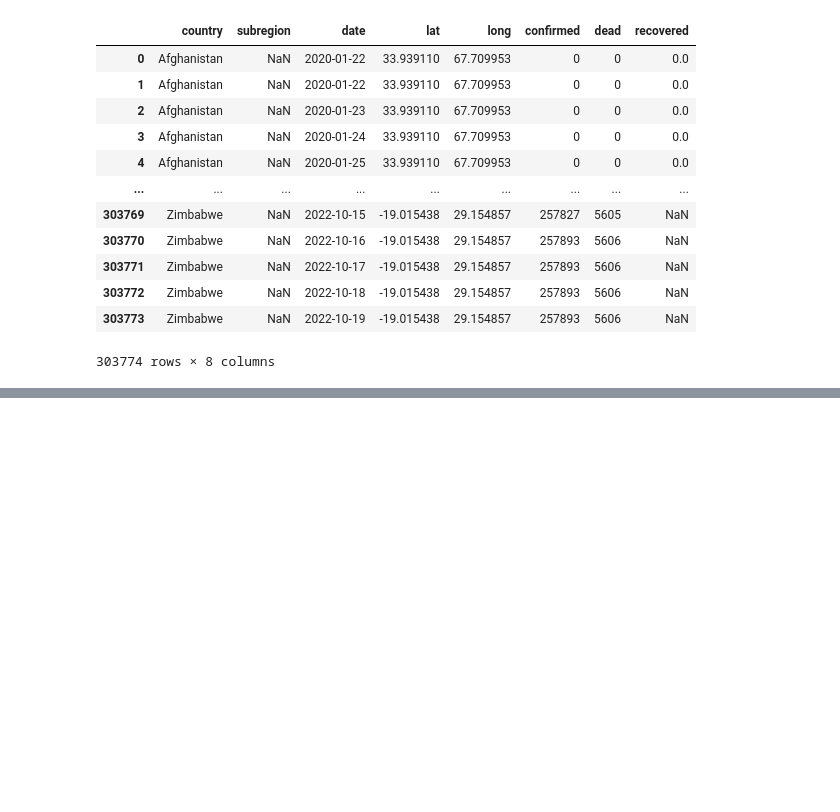
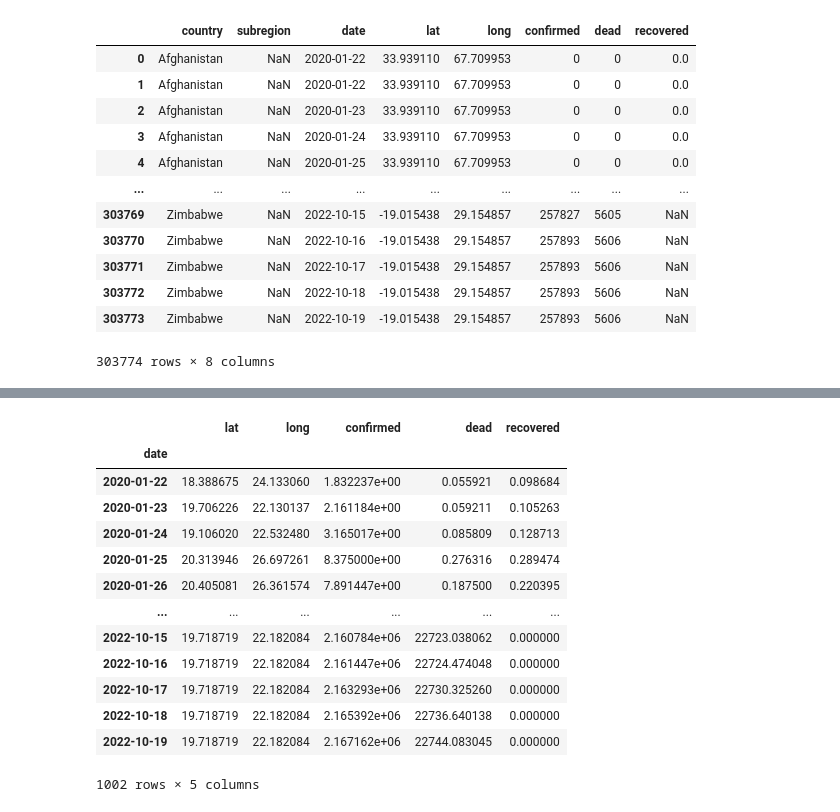
Before and after one commit to diego59x/laboratorio8_DataScience, a Jupyter notebook: lab8.ipynb, the cells around one changed output, grey strips where cells are left out. Saved outputs shown, nothing was run; the diff lists cells and outputs as text; code cells hidden in the pictures; blank space fills up the shorter version.

```diff
--- a/lab8.ipynb
+++ b/lab8.ipynb
@@ -110,0 +147,22 @@ profile
+# %%
+# nuevos casos por dia
+
+df2 = df_AllData
+
+df_confirmed_groupedByDay = df2.groupby([df2['date'].dt.date]).mean()
+df_confirmed_groupedByDay
+# %% [output]
+|  | lat | long | confirmed | dead | recovered |
+| date |  |  |  |  |  |
+| 2020-01-22 | 18.388675 | 24.133060 | 1.832237e+00 | 0.055921 | 0.098684 |
+| 2020-01-23 | 19.706226 | 22.130137 | 2.161184e+00 | 0.059211 | 0.105263 |
+| 2020-01-24 | 19.106020 | 22.532480 | 3.165017e+00 | 0.085809 | 0.128713 |
+| 2020-01-25 | 20.313946 | 26.697261 | 8.375000e+00 | 0.276316 | 0.289474 |
+| 2020-01-26 | 20.405081 | 26.361574 | 7.891447e+00 | 0.187500 | 0.220395 |
+| ... | ... | ... | ... | ... | ... |
+| 2022-10-15 | 19.718719 | 22.182084 | 2.160784e+06 | 22723.038062 | 0.000000 |
+| 2022-10-16 | 19.718719 | 22.182084 | 2.161447e+06 | 22724.474048 | 0.000000 |
+| 2022-10-17 | 19.718719 | 22.182084 | 2.163293e+06 | 22730.325260 | 0.000000 |
+| 2022-10-18 | 19.718719 | 22.182084 | 2.165392e+06 | 22736.640138 | 0.000000 |
+| 2022-10-19 | 19.718719 | 22.182084 | 2.167162e+06 | 22744.083045 | 0.000000 |
+1002 rows × 5 columns
```
Also changed, not shown: parts of 5 cells of this notebook.
